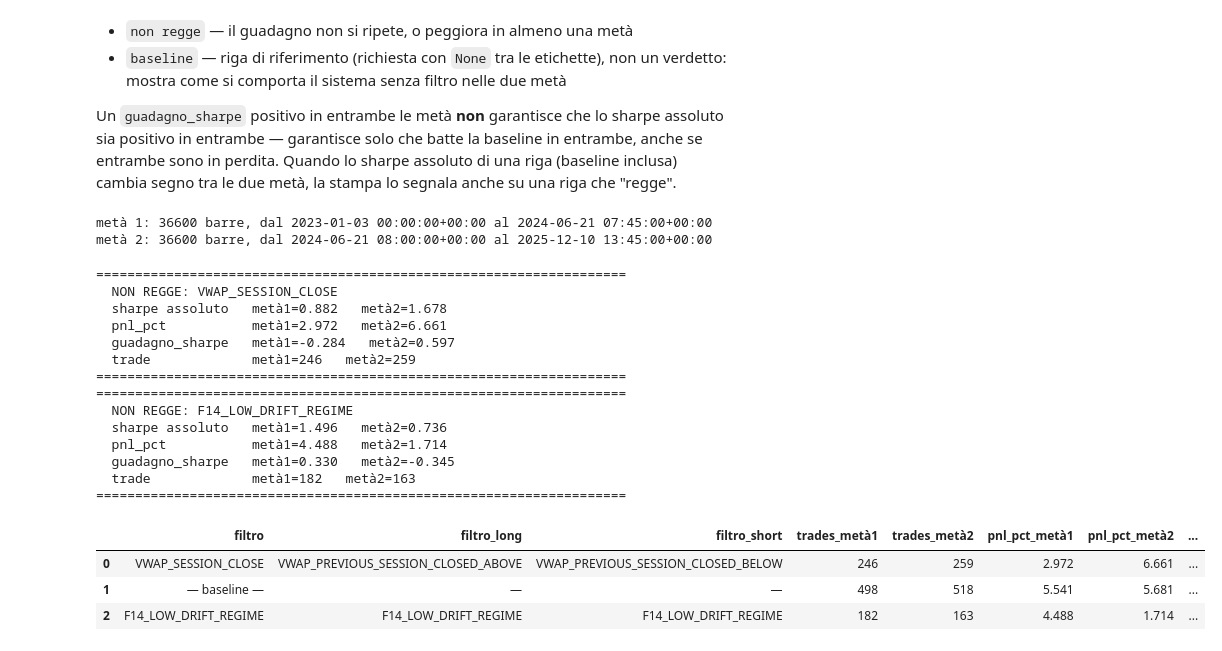
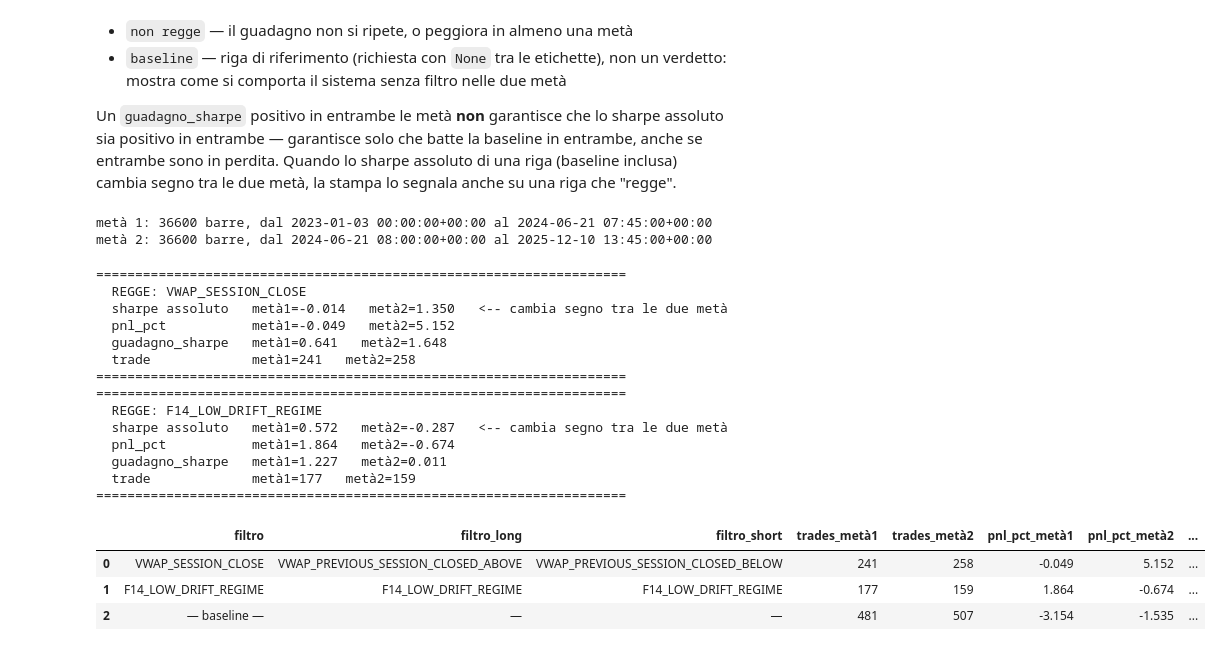
Before and after one commit to matti410/Trading-System-Creator_V4, a Jupyter notebook: Trading_Grid_Search_v4_backtesting.ipynb, the cells around one changed output. Drawn from its saved outputs; the diff is of its cells as text; code cells hidden in the pictures.

```diff
--- a/Trading_Grid_Search_v4_backtesting.ipynb
+++ b/Trading_Grid_Search_v4_backtesting.ipynb
@@ -189,7 +185,7 @@ Ogni linea è una condizione, asse orizzontale le barre dal trigger, verticale l
 
 Guarda la **forma**: sale e prosegue = il movimento continua; sale e si appiattisce = il vantaggio ha una scadenza (è lì l'orizzonte del trade); sale e ridiscende = quello che guadagnavi lo restituisci.
 # %%
-H = 12
+H = 15
 MIN_TRADES = 200
 # %%
 ev = eng.event_study.run_event_study(df_is, horizon=H, min_trades=MIN_TRADES)
@@ -400,7 +399,7 @@ fs = run_filter_search_bt(
     exit_rule_pair=None,
     n_barre=H,
     filtri=filtri_da_provare,
-    perc_sl=90.0, perc_tp=0.0, commission=0.0, min_trades=30,
+    perc_sl=90.0, perc_tp=0.0, commission=0.00007, min_trades=30,
 )
 fs.top(15)
 # %% [output]
@@ -469,27 +468,27 @@ assert fs.n_barre == H
 etichette = [None, "F14_LOW_DRIFT_REGIME", "VWAP_SESSION_CLOSE"]  # 2-3 nomi presi da fs.top(15), es. "TREND_CONTEXT", "F1_ADX_ABOVE"
 # %%
 dm = due_meta(df_is, fs, etichette,
-              perc_sl=90.0, perc_tp=0.0, commission=0.0,   # identici alla cella che costruisce fs, sopra
+              perc_sl=90.0, perc_tp=0.0,   # identici alla cella che costruisce fs, sopra
               )
 dm.tabella
 # %% [output]
 metà 1: 36600 barre, dal 2023-01-03 00:00:00+00:00 al 2024-06-21 07:45:00+00:00
 metà 2: 36600 barre, dal 2024-06-21 08:00:00+00:00 al 2025-12-10 13:45:00+00:00
 ====================================================================
-  NON REGGE: VWAP_SESSION_CLOSE
-  sharpe assoluto   metà1=0.882   metà2=1.678
-  pnl_pct           metà1=2.972   metà2=6.661
-  guadagno_sharpe   metà1=-0.284   metà2=0.597
-  trade             metà1=246   metà2=259
+  REGGE: VWAP_SESSION_CLOSE
+  sharpe assoluto   metà1=-0.014   metà2=1.350   <-- cambia segno tra le due metà
+  pnl_pct           metà1=-0.049   metà2=5.152
+  guadagno_sharpe   metà1=0.641   metà2=1.648
+  trade             metà1=241   metà2=258
 ====================================================================
 ====================================================================
-  NON REGGE: F14_LOW_DRIFT_REGIME
-  sharpe assoluto   metà1=1.496   metà2=0.736
-  pnl_pct           metà1=4.488   metà2=1.714
-  guadagno_sharpe   metà1=0.330   metà2=-0.345
-  trade             metà1=182   metà2=163
+  REGGE: F14_LOW_DRIFT_REGIME
+  sharpe assoluto   metà1=0.572   metà2=-0.287   <-- cambia segno tra le due metà
+  pnl_pct           metà1=1.864   metà2=-0.674
+  guadagno_sharpe   metà1=1.227   metà2=0.011
+  trade             metà1=177   metà2=159
 ====================================================================
 |  | filtro | filtro_long | filtro_short | trades_metà1 | trades_metà2 | pnl_pct_metà1 | pnl_pct_metà2 | ... |
-| 0 | VWAP_SESSION_CLOSE | VWAP_PREVIOUS_SESSION_CLOSED_ABOVE | VWAP_PREVIOUS_SESSION_CLOSED_BELOW | 246 | 259 | 2.972 | 6.661 | ... |
-| 1 | — baseline — | — | — | 498 | 518 | 5.541 | 5.681 | ... |
-| 2 | F14_LOW_DRIFT_REGIME | F14_LOW_DRIFT_REGIME | F14_LOW_DRIFT_REGIME | 182 | 163 | 4.488 | 1.714 | ... |
+| 0 | VWAP_SESSION_CLOSE | VWAP_PREVIOUS_SESSION_CLOSED_ABOVE | VWAP_PREVIOUS_SESSION_CLOSED_BELOW | 241 | 258 | -0.049 | 5.152 | ... |
+| 1 | F14_LOW_DRIFT_REGIME | F14_LOW_DRIFT_REGIME | F14_LOW_DRIFT_REGIME | 177 | 159 | 1.864 | -0.674 | ... |
+| 2 | — baseline — | — | — | 481 | 507 | -3.154 | -1.535 | ... |
```
Also changed, not shown: parts of 15 cells of this notebook.
